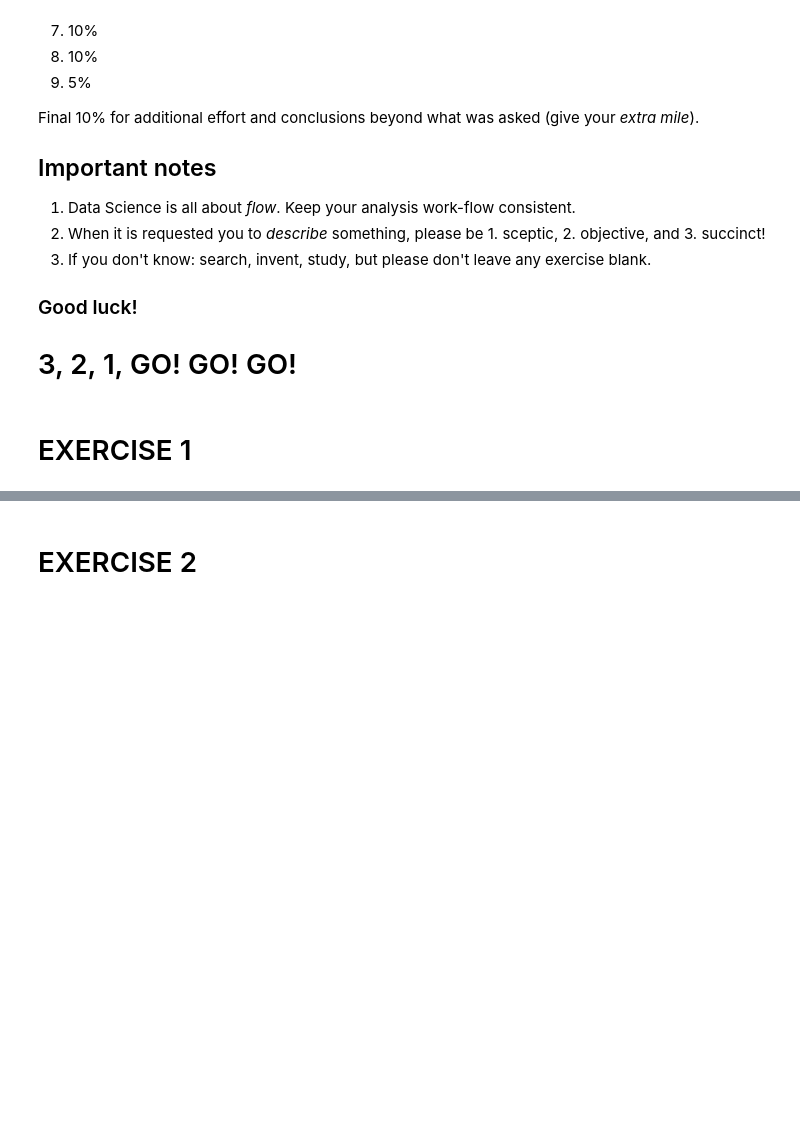
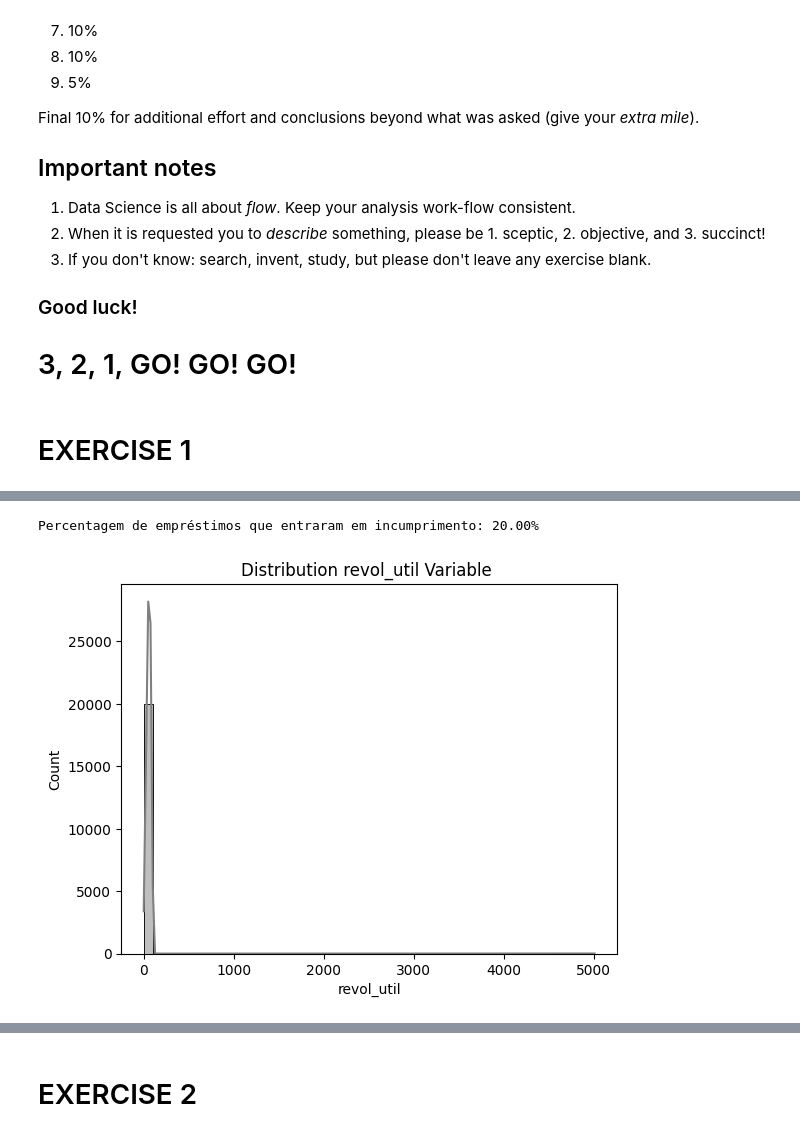
Before and after one commit to pereiranuno/loan-project, a Jupyter notebook: eda-finalproject.ipynb, the cells around one changed output, grey strips where cells are left out. Drawn from its saved outputs; the diff is of its cells as text; code cells hidden in the pictures; blank space fills up the shorter version.

```diff
--- a/eda-finalproject.ipynb
+++ b/eda-finalproject.ipynb
@@ -106,0 +170,13 @@ Final 10% for additional effort and conclusions beyond what was asked (give your
+# %%
+# Calcular percentagem de empréstimos que entraram em incumprimento (bad_loan equal to 1)
+bad_loan_percentage = (data['bad_loan'].sum() / len(data)) * 100
+print(f"Percentagem de empréstimos que entraram em incumprimento: {bad_loan_percentage:.2f}%")
+# %% [output]
+Percentagem de empréstimos que entraram em incumprimento: 20.00%
+# %%
+# 2.Distribuição Utilização Crédito Rotativo
+sns.histplot(data['revol_util'], binwidth=100, kde=True,color='grey')
+plt.title('Distribution revol_util Variable ')
+plt.show()
+# %% [output]
+[figure, added]
```
Also changed, not shown: parts of 24 cells of this notebook, 1 other file.
